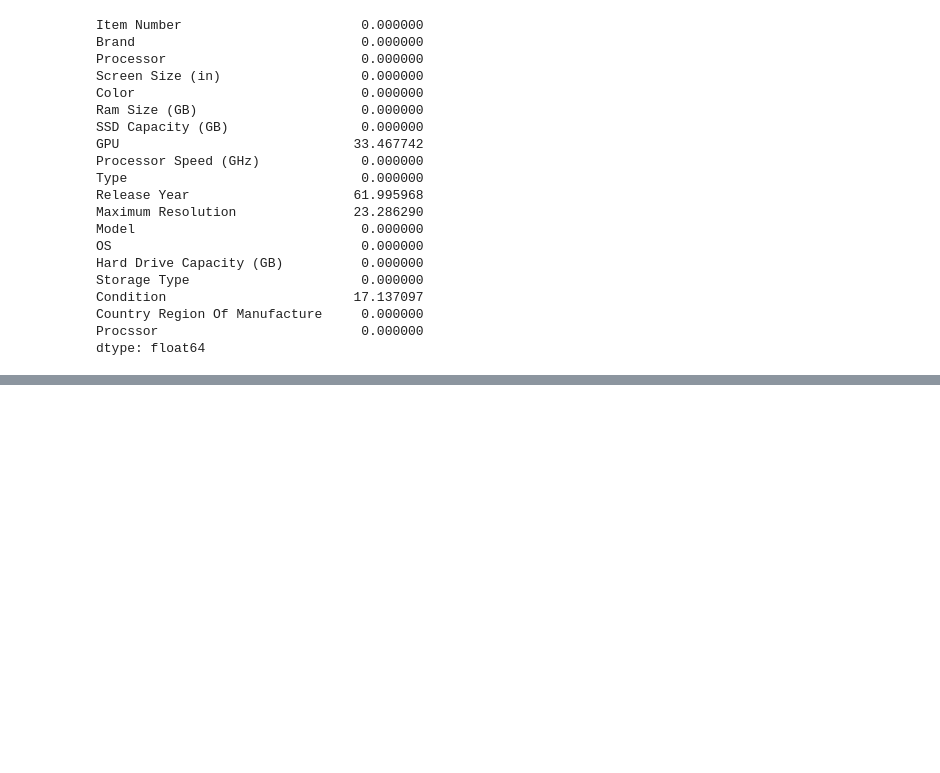
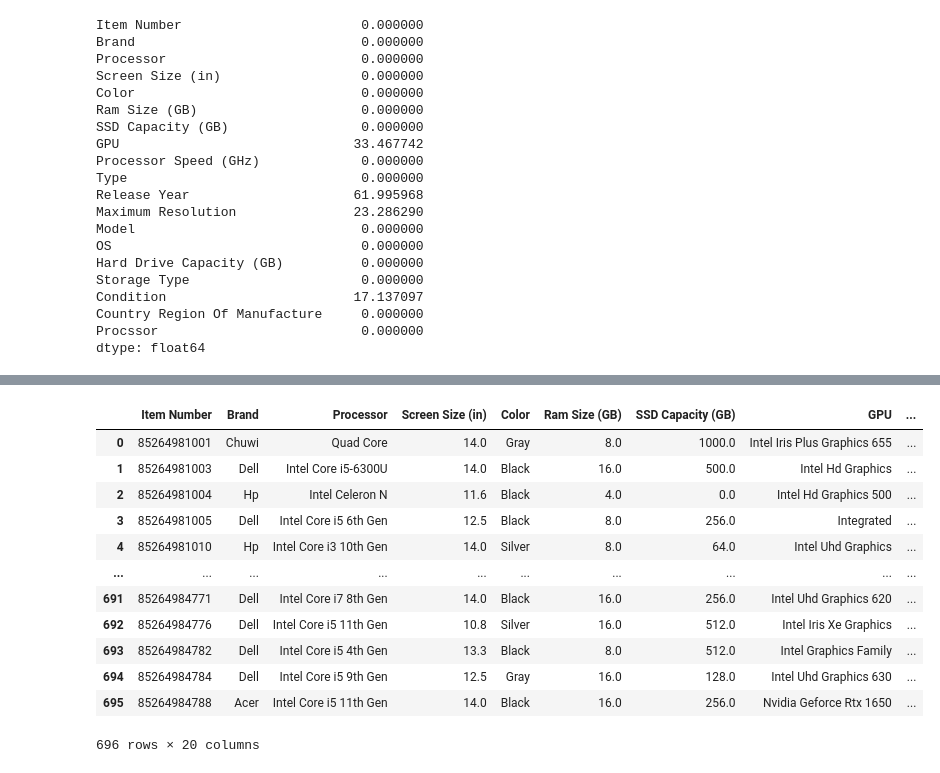
Before and after one commit to TomRush20/Data-Management, a Jupyter notebook: Ebay Data Analysis.ipynb, the cells around one changed output, grey strips where cells are left out. Cells and saved outputs as stored; diff of their text form; code cells hidden in the pictures; blank space fills up the shorter version.

Commit message:
Final Columns

```diff
--- a/Ebay Data Analysis.ipynb
+++ b/Ebay Data Analysis.ipynb
@@ -1192,0 +1361,3 @@ array(["NewAbrand-new,unused,unopened,undamagediteminitsoriginalpackaging(wherep
+# %%
+price_df = pd.read_csv('EbayPcLaptopPriceData.csv')
+price_df
@@ -1192,0 +1384,12 @@ array(["NewAbrand-new,unused,unopened,undamagediteminitsoriginalpackaging(wherep
+# %%
+price_df['Price'] = price_df['Price'].str.strip()
+price_df['Price'] = price_df['Price'].str.replace('$', '')
+
+for price in price_df['Price']:
+    elements = price.split('to')
+    price_df['Price'] = price_df['Price'].replace(to_replace=price, value=elements[0])
+
+price_df['Price'] = price_df['Price'].str.strip()
+price_df['Price'] = price_df['Price'].str.replace(',', '')
+
+price_df['Price'].unique()
@@ -1192,0 +1399,4 @@ array(["NewAbrand-new,unused,unopened,undamagediteminitsoriginalpackaging(wherep
+# %%
+price_df.rename(columns={'Price': 'Price ($)'}, inplace=True)
+
+price_df
@@ -1192,0 +1417,19 @@ array(["NewAbrand-new,unused,unopened,undamagediteminitsoriginalpackaging(wherep
+# %%
+price_df['Price ($)'] = price_df['Price ($)'].astype(float)
+# %%
+ebay_df_cleaned = pd.merge(ebay_df, price_df, on='Item Number', how='left')
+ebay_df_cleaned
+# %% [output]
+|  | Item Number | Brand | Processor | Screen Size (in) | Color | Ram Size (GB) | SSD Capacity (GB) | GPU | ... |
+| 0 | 85264981001 | Chuwi | Quad Core | 14.0 | Gray | 8.0 | 1000.0 | Intel Iris Plus Graphics 655 | ... |
+| 1 | 85264981003 | Dell | Intel Core i5-6300U | 14.0 | Black | 16.0 | 500.0 | Intel Hd Graphics | ... |
+| 2 | 85264981004 | Hp | Intel Celeron N | 11.6 | Black | 4.0 | 0.0 | Intel Hd Graphics 500 | ... |
+| 3 | 85264981005 | Dell | Intel Core i5 6th Gen | 12.5 | Black | 8.0 | 256.0 | Integrated | ... |
+| 4 | 85264981010 | Hp | Intel Core i3 10th Gen | 14.0 | Silver | 8.0 | 64.0 | Intel Uhd Graphics | ... |
+| ... | ... | ... | ... | ... | ... | ... | ... | ... | ... |
+| 691 | 85264984771 | Dell | Intel Core i7 8th Gen | 14.0 | Black | 16.0 | 256.0 | Intel Uhd Graphics 620 | ... |
+| 692 | 85264984776 | Dell | Intel Core i5 11th Gen | 10.8 | Silver | 16.0 | 512.0 | Intel Iris Xe Graphics | ... |
+| 693 | 85264984782 | Dell | Intel Core i5 4th Gen | 13.3 | Black | 8.0 | 512.0 | Intel Graphics Family | ... |
+| 694 | 85264984784 | Dell | Intel Core i5 9th Gen | 12.5 | Gray | 16.0 | 128.0 | Intel Uhd Graphics 630 | ... |
+| 695 | 85264984788 | Acer | Intel Core i5 11th Gen | 14.0 | Black | 16.0 | 256.0 | Nvidia Geforce Rtx 1650 | ... |
+696 rows × 20 columns
```
Also changed, not shown: parts of 14 cells of this notebook.
